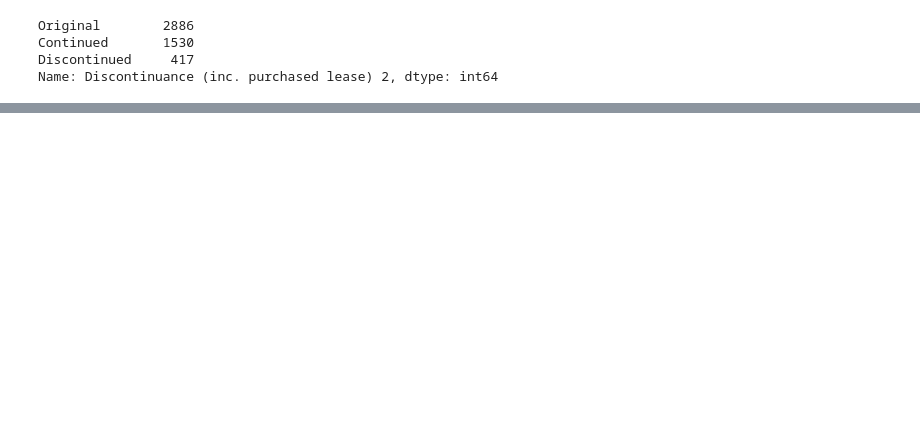
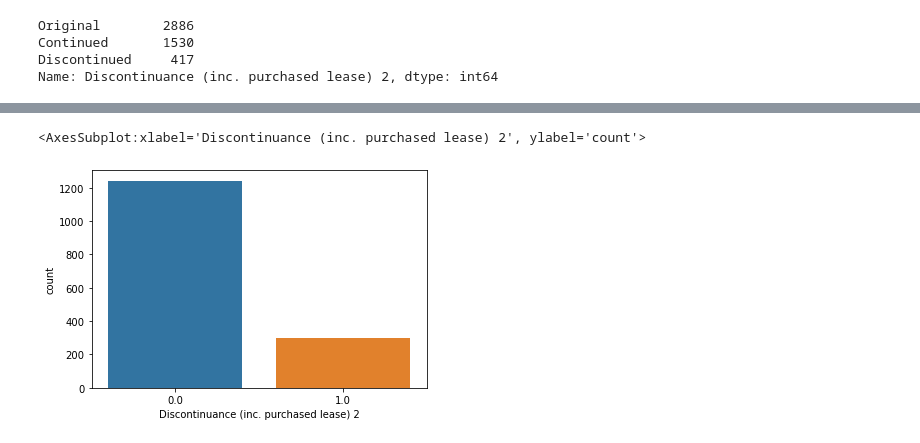
Before and after one commit to Taslim-M/EV-Customer-Discontinuation, a Jupyter notebook: DataCleaningPrep.ipynb, the cells around one changed output, grey strips where cells are left out. Saved outputs shown, nothing was run; the diff lists cells and outputs as text; code cells hidden in the pictures; blank space fills up the shorter version.

```diff
--- a/DataCleaningPrep.ipynb
+++ b/DataCleaningPrep.ipynb
@@ -102,0 +93,7 @@ There are 19 columns that have missing values.
+# %%
+import seaborn as sns
+y = df['Discontinuance (inc. purchased lease) 2']
+sns.countplot(x = y, data = df)
+# %% [output]
+<AxesSubplot:xlabel='Discontinuance (inc. purchased lease) 2', ylabel='count'>
+[figure, added]
```
Also changed, not shown: parts of 31 cells of this notebook, 6 other files.
